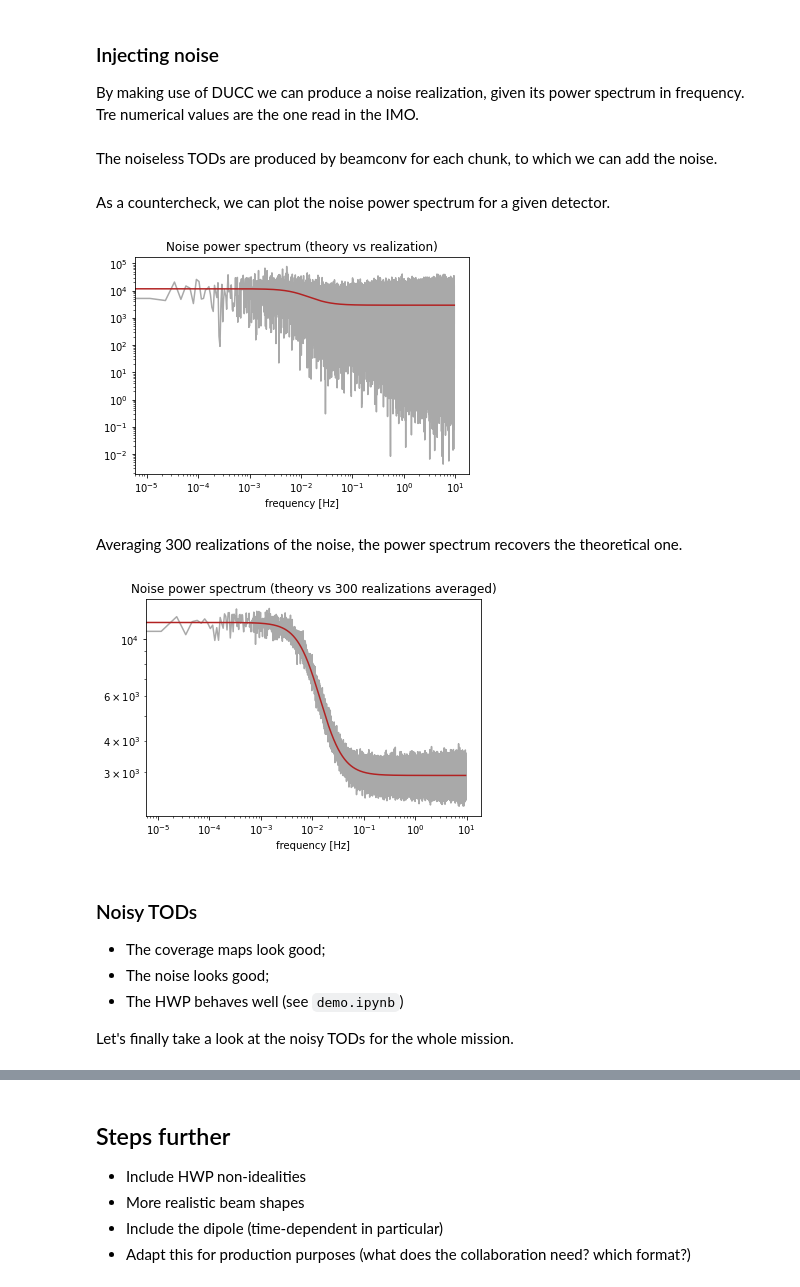
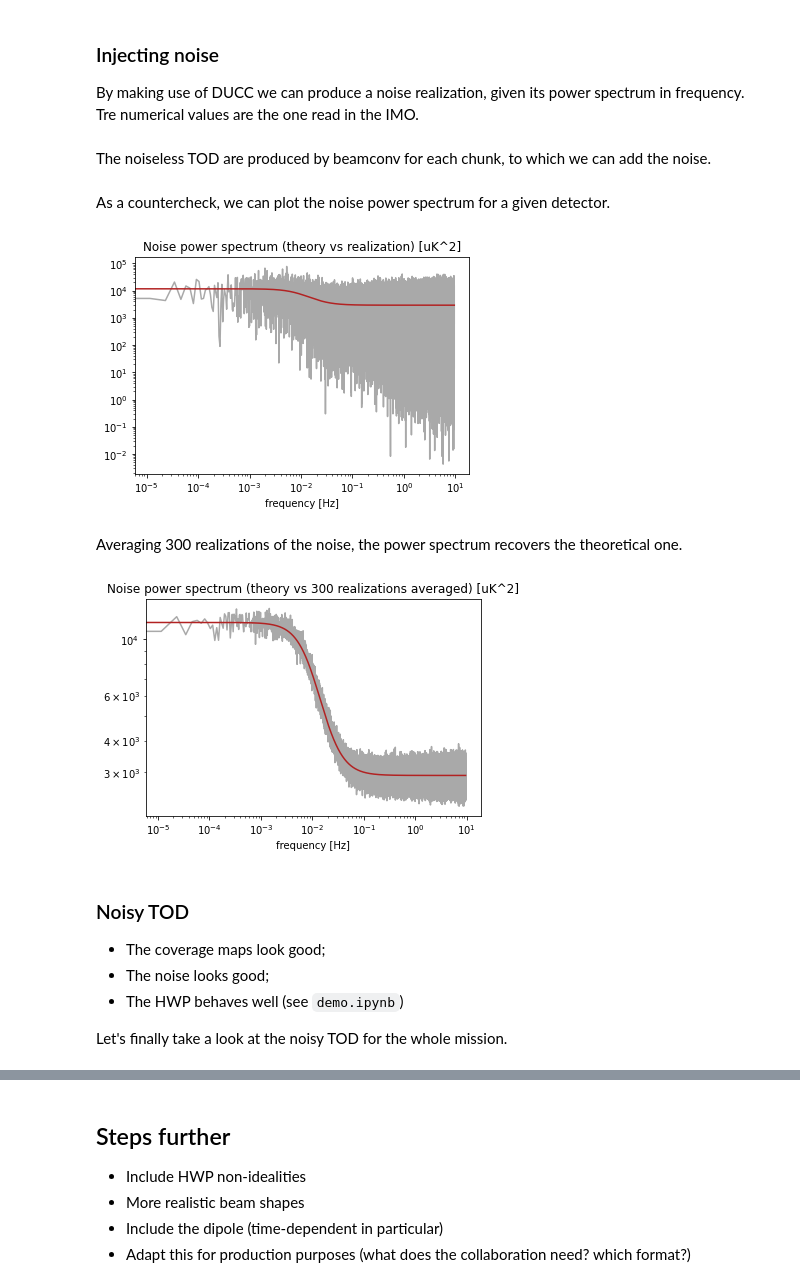
Before and after one commit to martamonelli/beamconv_tidy, a Jupyter notebook: beamconv/demo_PySM_IMO.ipynb, the cells around one changed output, grey strips where cells are left out. Cells and saved outputs as stored; diff of their text form; code cells hidden in the pictures.

```diff
--- a/beamconv/demo_PySM_IMO.ipynb
+++ b/beamconv/demo_PySM_IMO.ipynb
@@ -84,7 +84,7 @@ for key in data_files:
     nkey = nkey+1
 
 # looking for the detectors belonging to the M1-140 channel
-for i in np.arange(nkey):
+for i in range(nkey):
     test = data_files[i]
     if(test['name'] == 'channel_info'):
         metadata = test['metadata']
@@ -93,7 +93,7 @@ for i in np.arange(nkey):
             break
 
 ndet = len(detector_names)
-det_indices = np.arange(ndet, dtype=int)
+det_indices = range(ndet)
 
 print('the M1-140 channel has '+str(ndet)+' detectors')
 
@@ -101,7 +101,7 @@ list_of_dictionaries = []
 
 # looking for the metadata of the detectors in detector_names
 for d in detector_names:
-    for j in np.arange(nkey):
+    for j in range(nkey):
         test = data_files[j]
         if(test['name'] == 'detector_info'):
             metadata = test['metadata']
@@ -184,7 +193,7 @@ els = np.zeros((ndet,2))
 polangs = np.zeros((ndet,2))
 quats = np.zeros((ndet,2,4))
 
-for i in np.arange(ndet):
+for i in range(ndet):
     quats[i,0,:] = list_of_dictionaries[2*i]['quat'] # the offset quaternions are taken from the IMO
     quats[i,1,:] = list_of_dictionaries[2*i]['quat'] # the offset quaternions are taken from the IMO
     if list_of_dictionaries[i]['orient'] == 'Q':
@@ -251,16 +251,16 @@ f_knee = fknee/1000
 f_samp = sampling_freq
 slope = -2*alpha   # is it okay?
 # %% [markdown]
-The noiseless TODs are produced by beamconv for each chunk, to which we can add the noise.
+The noiseless TOD are produced by beamconv for each chunk, to which we can add the noise.
 # %%
-# setting up and fillind TODs (noiseless, noisy and noise-only)
+# setting up and fillind TOD (noiseless, noisy and noise-only)
 noiseless_TOD_hwp = np.empty((ndet,nsamp))
 noisy_TOD_hwp = np.empty((ndet,nsamp))
 noise_TOD_hwp = np.empty((ndet,nsamp))
 
-for det in np.arange(ndet):
+for det in range(ndet):
     gen = ducc0.misc.OofaNoise(sigma, f_min, f_knee, f_samp, slope)
-    for chunk in np.arange(nchunk):
+    for chunk in range(nchunk):
         inp = np.random.normal(0.,1.,(nsamp_chunk,))
         noise = gen.filterGaussian(inp)
         #
@@ -280,11 +280,11 @@ ps_theory = sigma**2 * ((freqs**2+f_knee**2)/(freqs**2+f_min**2))**(-slope/2)
 
 plt.loglog(freqs[:ps.size//2],ps[:ps.size//2],'darkgray')
 plt.loglog(freqs[:ps.size//2],ps_theory[:ps.size//2],'firebrick')
-plt.title('Noise power spectrum (theory vs realization)')
+plt.title('Noise power spectrum (theory vs realization) [uK^2]')
 plt.xlabel('frequency [Hz]')
 plt.show()
 # %% [output]
-[figure, old version]
+[figure, new version]
 # %% [markdown]
 Averaging 300 realizations of the noise, the power spectrum recovers the theoretical one.
 # %%
@@ -293,9 +293,9 @@ nps = int(300)
 
 gen = ducc0.misc.OofaNoise(sigma, f_min, f_knee, f_samp, slope)
 
-for i in np.arange(nps):
+for i in range(nps):
     noise = np.zeros(nsamp)
-    for chunk in np.arange(nchunk):
+    for chunk in range(nchunk):
         inp = np.random.normal(0.,1.,(nsamp_chunk,))
         #
         noise[chunk*nsamp_chunk:(chunk+1)*nsamp_chunk] = gen.filterGaussian(inp)
@@ -305,19 +305,19 @@ ps = ps/nps
 # %%
 # Plotting the power spectrum
 plt.loglog(freqs[:ps.size//2],ps[:ps.size//2],'darkgray')
 plt.loglog(freqs[:ps.size//2],ps_theory[:ps.size//2],'firebrick')
-plt.title('Noise power spectrum (theory vs 300 realizations averaged)')
+plt.title('Noise power spectrum (theory vs 300 realizations averaged) [uK^2]')
 plt.xlabel('frequency [Hz]')
 plt.show()
 # %% [output]
-[figure, old version]
+[figure, new version]
 # %% [markdown]
-### Noisy TODs
+### Noisy TOD
  - The coverage maps look good;
  - The noise looks good;
  - The HWP behaves well (see <code>demo.ipynb</code>)
 
-Let's finally take a look at the noisy TODs for the whole mission.
+Let's finally take a look at the noisy TOD for the whole mission.
 # %%
 plt.plot(noisy_TOD_hwp[0,:],'teal',label='noisy')
 plt.plot(noiseless_TOD_hwp[0,:],'darkseagreen',label='noiseless')
```
Also changed, not shown: parts of 15 cells of this notebook, 3 other files.
